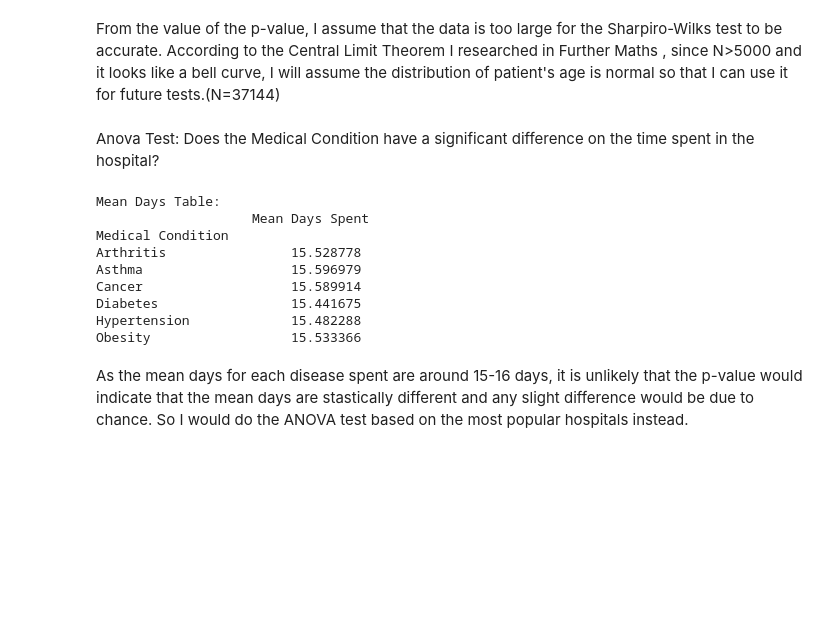
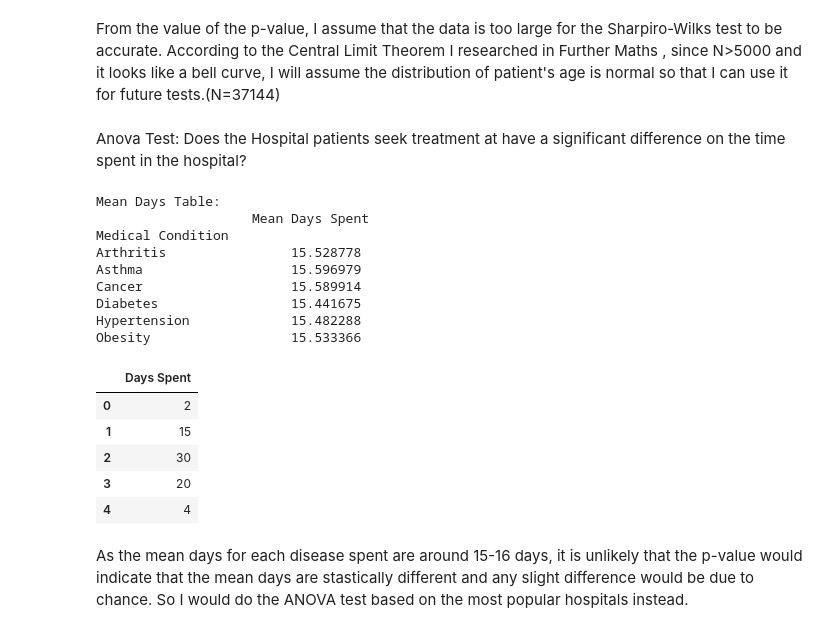
Before and after one commit to agbahovbejasmine-del/hospital_data_project, a Jupyter notebook: hospital_analysis.ipynb, the cells around one changed output. Cells and saved outputs as stored; diff of their text form; code cells hidden in the pictures; blank space fills up the shorter version.

Commit message:
Did some debugging on the data used for the ANOVA test.

```diff
--- a/hospital_analysis.ipynb
+++ b/hospital_analysis.ipynb
@@ -31,6 +35,10 @@ df.head(5)
 # %%
 #Then I use the str.title() method to capitalize the first letter of each word in the 'Name' column for better readability.
 df['Name']=  df['Name'].str.title()
+# Finally, I round the 'Billing Amount' column to 2 decimal places and rename it to 'Billing Amount ($)' for better clarity.
+df = df.rename(columns={'Billing Amount': 'Billing Amount ($)'})
+df['Billing Amount ($)'] = df['Billing Amount ($)'].round(2)
+df.reset_index(drop=True, inplace=True)
 df.head(5)
 # %% [output]
 |  | Name | Age | Gender | Blood Type | Medical Condition | Date of Admission | Doctor | Hospital | ... |
@@ -221,25 +229,34 @@ Reject the null hypothesis: The data is not normally distributed.
 # %% [markdown]
 From the value of the p-value, I assume that the data is too large for the Sharpiro-Wilks test to be accurate. According to the Central Limit Theorem I researched in Further Maths , since N>5000 and it looks like a bell curve, I will assume the distribution of patient's age is normal so that I can use it for future tests.(N=37144)
 # %% [markdown]
-Anova Test: Does the Medical Condition have a significant difference on the time spent in the hospital?
+Anova Test: Does the Hospital patients seek treatment at have a significant difference on the time spent in the hospital?
 # %%
-start=df['Date of Admission']=pd.to_datetime(df['Date of Admission'],dayfirst=True)
-end=df['Discharge Date'] =pd.to_datetime(df['Discharge Date'],dayfirst=True)
-df['Days Spent']= (df['Discharge Date']-df['Date of Admission']).dt.days
-days_table= df.groupby(df['Medical Condition'])['Days Spent'].sum()
+df['Date of Admission']=pd.to_datetime(df['Date of Admission'],dayfirst=True)
+df['Discharge Date'] =pd.to_datetime(df['Discharge Date'],dayfirst=True)
+df['Days Spent'] = (df['Discharge Date'] - df['Date of Admission']).dt.days
+df['Days Spent']=df['Days Spent'].astype(int).clip(lower=1)
+# I used the clip() method to set a lower limit of 1 for the 'Days Spent' column, as a patient who is admitted and discharged on the same day should be counted as having spent at least 1 day in the hospital.
 means_table=df.groupby(df['Medical Condition'])['Days Spent'].mean()
 days_total=means_table.to_frame(name='Mean Days Spent')
 print("Mean Days Table: \n", days_total)
+days= pd.DataFrame(df['Days Spent']).reset_index(drop=True)
+days.head(5)
 # %% [output]
 Mean Days Table:
                     Mean Days Spent
 Medical Condition
 Arthritis                15.528778
 Asthma                   15.596979
 Cancer                   15.589914
 Diabetes                 15.441675
 Hypertension             15.482288
 Obesity                  15.533366
+|  | Days Spent |
+| 0 | 2 |
+| 1 | 15 |
+| 2 | 30 |
+| 3 | 20 |
+| 4 | 4 |
 # %% [markdown]
 As the mean days for each disease spent are around 15-16 days, it is unlikely that the p-value would indicate that the mean days are stastically different and any slight difference would be due to chance.
 So I would do the ANOVA test based on the most popular hospitals instead.
```
Also changed, not shown: parts of 5 cells of this notebook.
